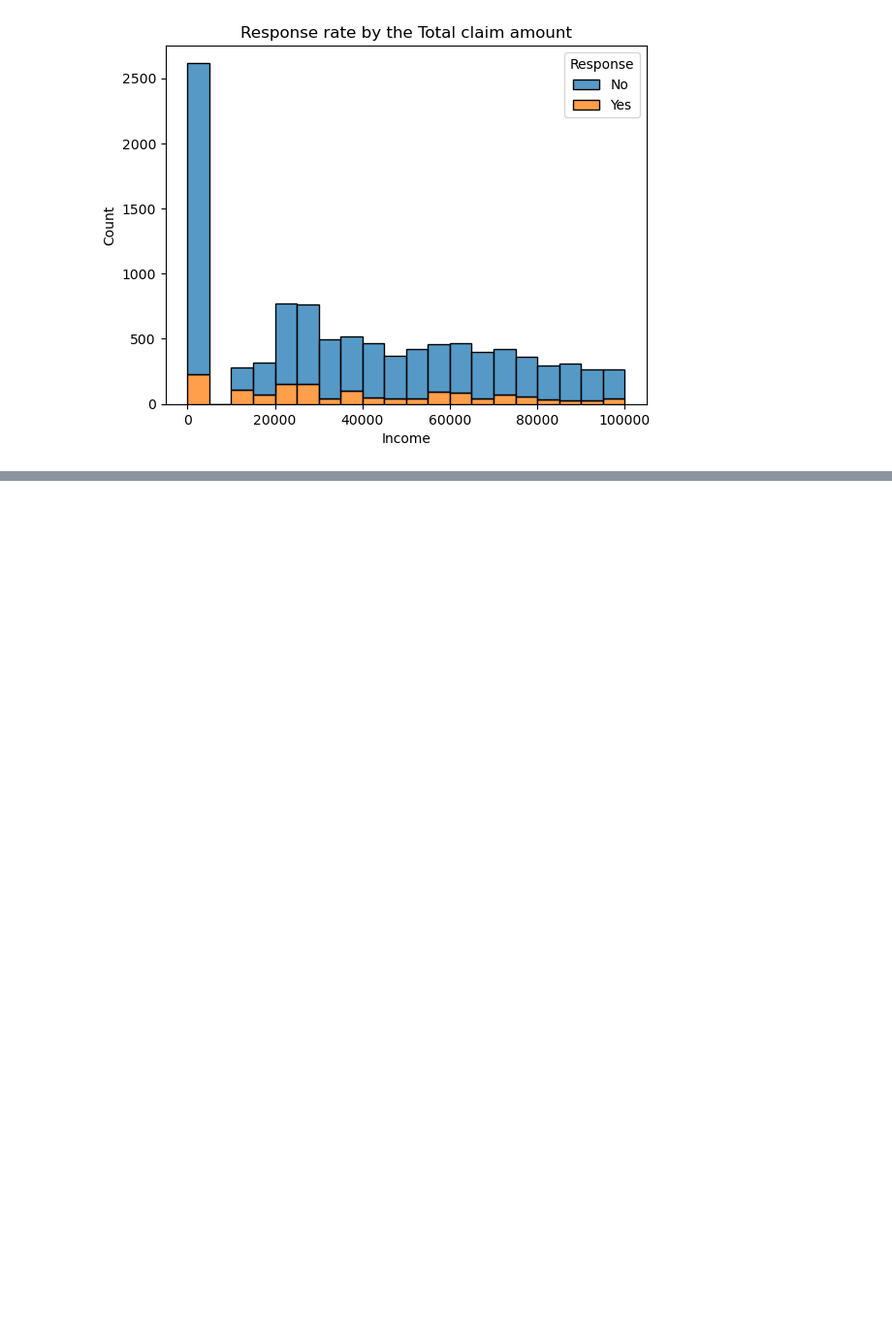
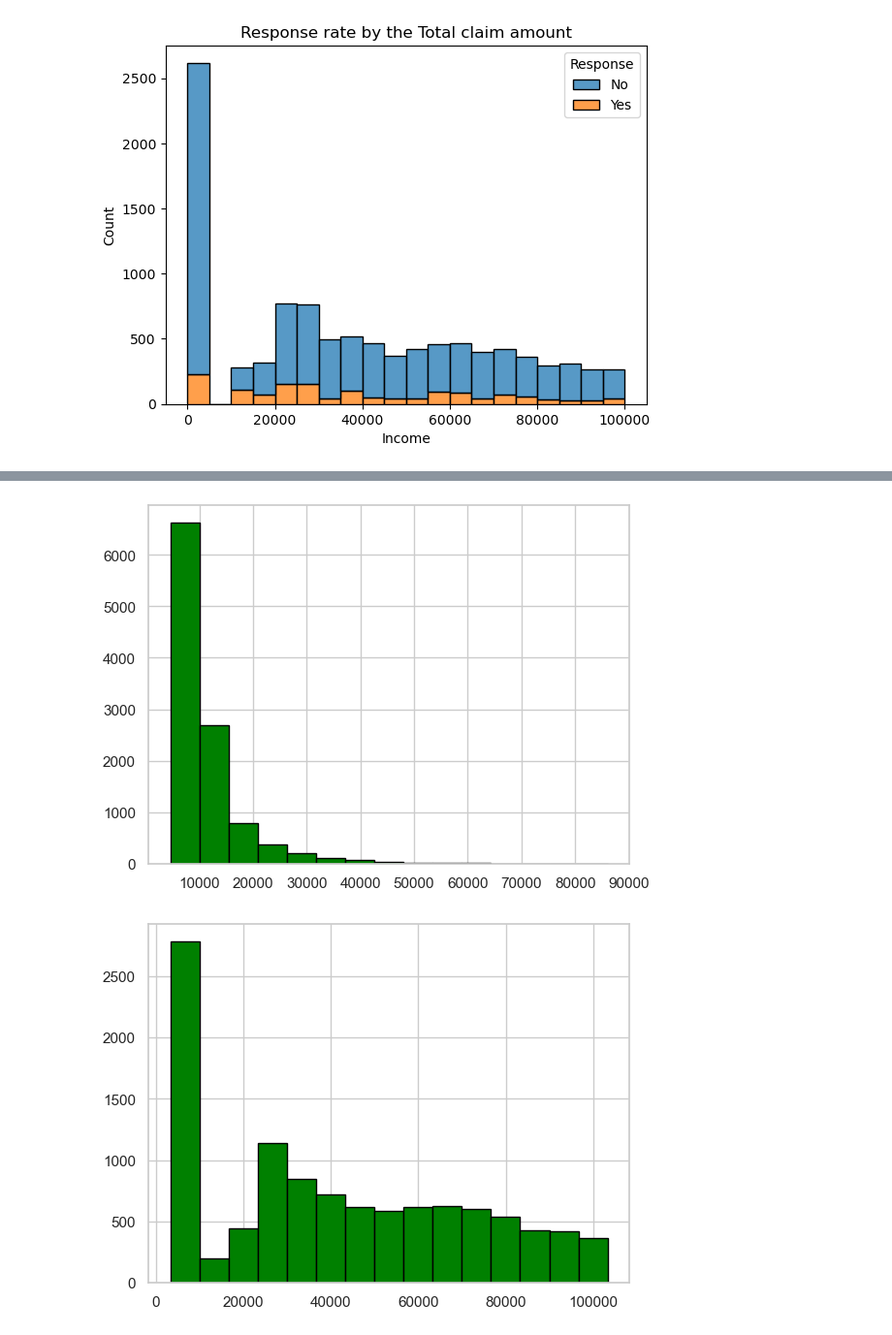
Before and after one commit to EmiliaLopez/IRONHACK_DA_LABS, a Jupyter notebook: Lab _Analysis_Round3.ipynb, the cells around one changed output, grey strips where cells are left out. Shown at 97% size. Drawn from its saved outputs; the diff is of its cells as text; code cells hidden in the pictures; blank space fills up the shorter version.

```diff
--- a/Lab _Analysis_Round3.ipynb
+++ b/Lab _Analysis_Round3.ipynb
@@ -84,0 +164,9 @@ Text(0.5, 1.0, 'Response rate by the Total claim amount')
+# %%
+#Use Matplotlib to construct histograms
+
+for i in numerical:
+  plt.hist(numerical[i], bins=15, align='right', color='green', edgecolor='black')
+  plt.show()
+# %% [output]
+[figure, added]
+[figure, added]
```
Also changed, not shown: parts of 13 cells of this notebook.
